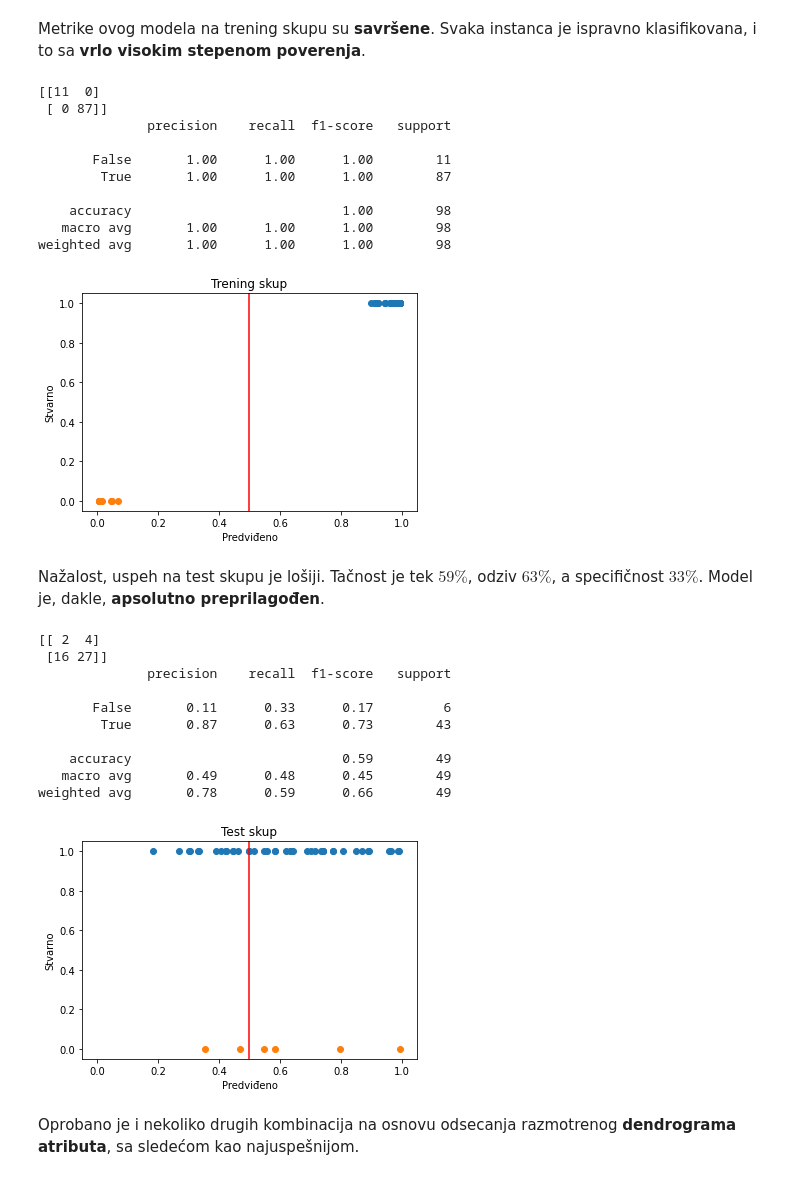
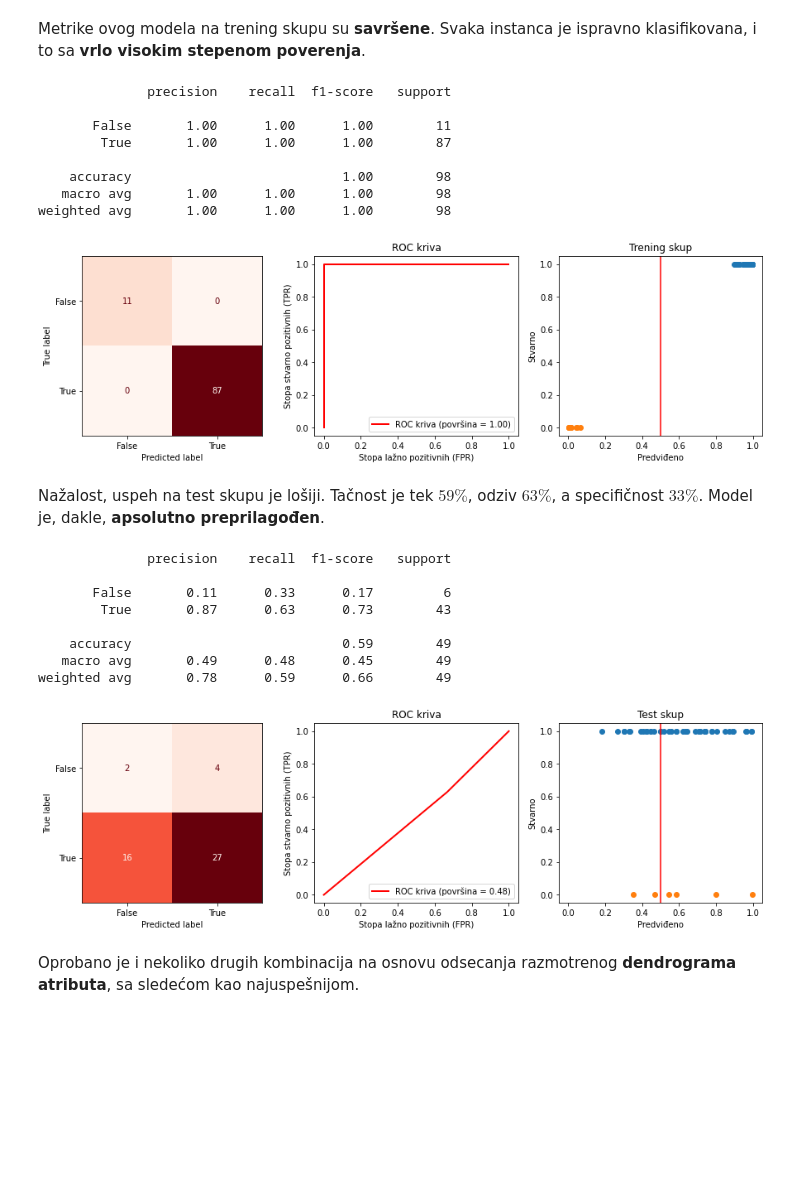
Before and after one commit to matfija/Elektrokonverzija, a Jupyter notebook: elektrobajes.ipynb, the cells around one changed output. Cells and saved outputs as stored; diff of their text form; code cells hidden in the pictures; blank space fills up the shorter version.

```diff
--- a/elektrobajes.ipynb
+++ b/elektrobajes.ipynb
@@ -229,6 +270,6 @@ weighted avg       0.79      0.89      0.83        98
 Očekivano, isto ponašanje je i na test skupu, s tim što je ovde model još uvereniji da je baš svaka elektrokonverzija uspešna, što se može primetiti sa slike.
 # %%
 testx, testy = dohvati(nb, df_train, df_test)
-oceni(testx, testy)
-nacrtaj(testx, testy, 'Test skup')
+ax = oceni(testx, testy)
+nacrtaj(testx, testy, ax, 'Test skup')
 # %% [output]
@@ -255,6 +294,8 @@ prod = lambda niz: reduce(mul, niz, 1)
 norm = lambda dic: (np.array([*dic.values()]) / np.sum(np.array([*dic.values()])))[1]
 
 class MojNaivniBajes:
+    _estimator_type = 'classifier'
+
     def fit(self, df_train):
         self.ulazni = df_train.columns[:-1]
         self.ciljni = df_train.columns[-1]
@@ -270,7 +311,7 @@ class MojNaivniBajes:
             for atribut in self.ulazni:
                 self.probs[klasa][atribut][df_train.loc[indeks, atribut]] += 1/self.vrvk[klasa]
 
-    def predict(self, df_test):
+    def predictt(self, df_test):
         y_pred = []
 
         for indeks in df_test.index:
@@ -280,12 +321,15 @@ class MojNaivniBajes:
 
         return y_pred
 
+    def predict(self, df_test, thresh=0.5):
+        return [y > thresh for y in self.predictt(df_test)]
+
     def score(self, df_test, naslov):
         y_true = df_test.loc[:, self.ciljni]
-        y_pred = self.predict(df_test)
+        y_pred = self.predictt(df_test)
 
-        oceni(y_pred, y_true)
-        nacrtaj(y_pred, y_true, naslov)
+        ax = oceni(y_pred, y_true, klasif=self, test=df_test)
+        nacrtaj(y_pred, y_true, ax, naslov)
 
 mnb = MojNaivniBajes()
 mnb.fit(df_train)
@@ -344,29 +384,25 @@ _ = bn.plot(fixed)
 Metrike ovog modela na trening skupu su **savršene**. Svaka instanca je ispravno klasifikovana, i to sa **vrlo visokim stepenom poverenja**.
 # %%
 trenx, treny = dohvati(fixed, df_train, df_train)
-oceni(trenx, treny)
-nacrtaj(trenx, treny, 'Trening skup')
+ax = oceni(trenx, treny)
+nacrtaj(trenx, treny, ax, 'Trening skup')
 # %% [output]
-[[11  0]
- [ 0 87]]
               precision    recall  f1-score   support
 
        False       1.00      1.00      1.00        11
         True       1.00      1.00      1.00        87
 
     accuracy                           1.00        98
    macro avg       1.00      1.00      1.00        98
 weighted avg       1.00      1.00      1.00        98
-[figure, old version]
+[figure, new version]
 # %% [markdown]
 Nažalost, uspeh na test skupu je lošiji. Tačnost je tek $59 \%$, odziv $63 \%$, a specifičnost $33 \%$. Model je, dakle, **apsolutno preprilagođen**.
 # %%
 testx, testy = dohvati(fixed, df_train, df_test)
-oceni(testx, testy)
-nacrtaj(testx, testy, 'Test skup')
+ax = oceni(testx, testy)
+nacrtaj(testx, testy, ax, 'Test skup')
 # %% [output]
-[[ 2  4]
- [16 27]]
               precision    recall  f1-score   support
 
        False       0.11      0.33      0.17         6
@@ -375,7 +411,7 @@ nacrtaj(testx, testy, 'Test skup')
     accuracy                           0.59        49
    macro avg       0.49      0.48      0.45        49
 weighted avg       0.78      0.59      0.66        49
-[figure, old version]
+[figure, new version]
 # %% [markdown]
 Oprobano je i nekoliko drugih kombinacija na osnovu odsecanja razmotrenog **dendrograma atributa**, sa sledećom kao najuspešnijom.
 # %%
```
Also changed, not shown: parts of 14 cells of this notebook, 1 other file.
